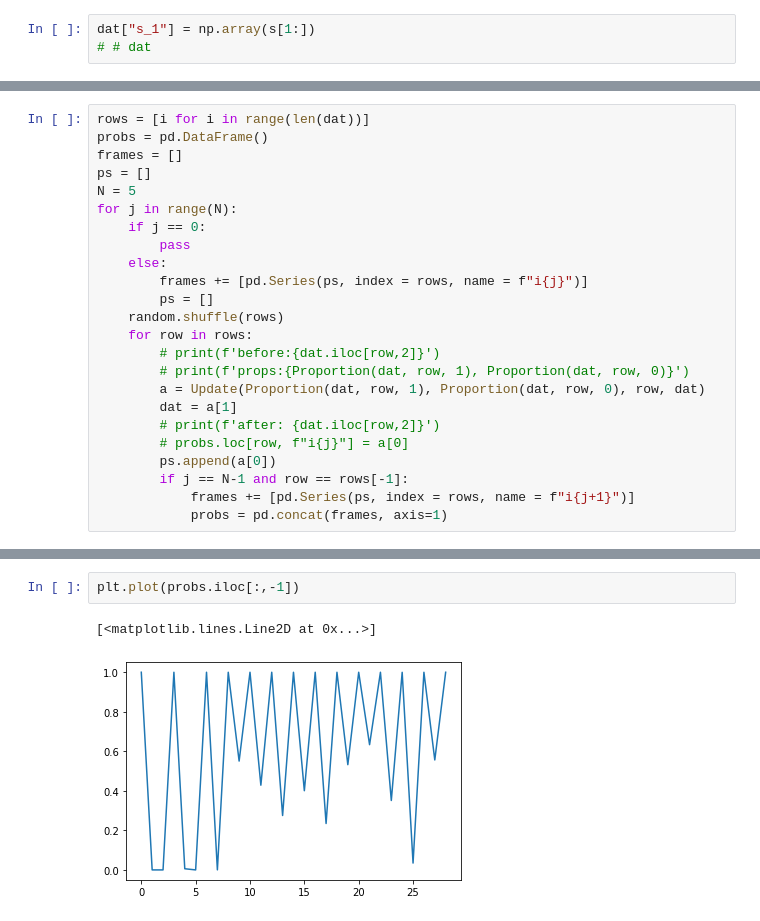
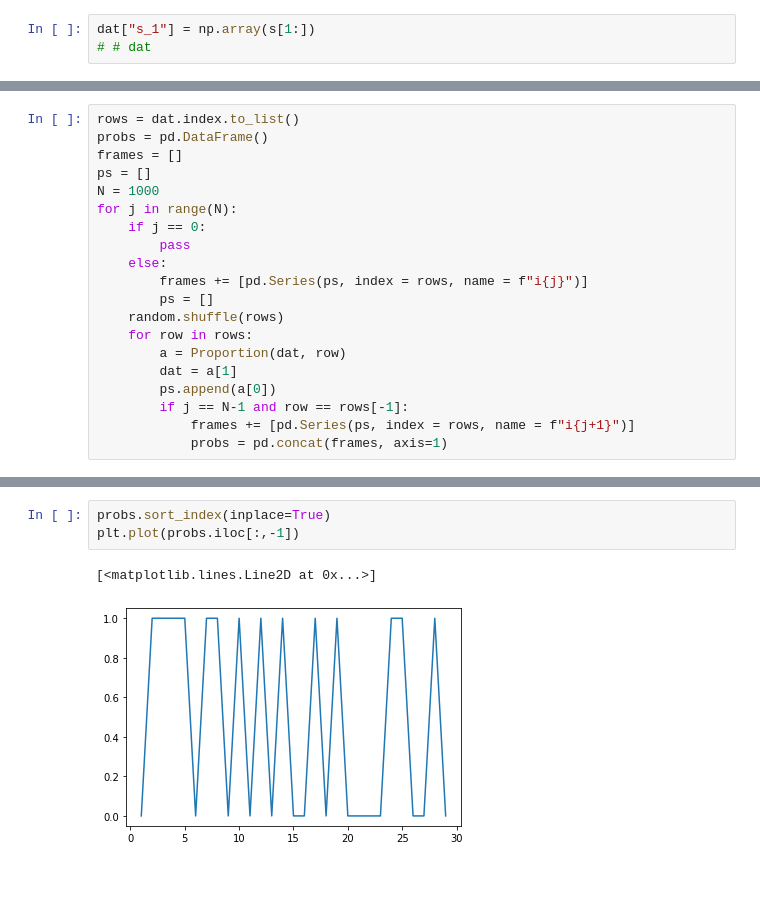
Before and after one commit to salahaddiniayyubi/BayesianTAR, a Jupyter notebook: BayesianTAR.ipynb, the cells around one changed output, grey strips where cells are left out. Saved outputs shown, nothing was run; the diff lists cells and outputs as text; blank space fills up the shorter version.

```diff
--- a/BayesianTAR.ipynb
+++ b/BayesianTAR.ipynb
@@ -78,9 +138,9 @@ def Update(Q_1, Q_2, row, data):
 # %%
-rows = [i for i in range(len(dat))]
+rows = dat.index.to_list()
 probs = pd.DataFrame()
 frames = []
 ps = []
-N = 5
+N = 1000
 for j in range(N):
     if j == 0:
         pass
@@ -89,12 +149,8 @@ for j in range(N):
         ps = []
     random.shuffle(rows)
     for row in rows:
-        # print(f'before:{dat.iloc[row,2]}')
-        # print(f'props:{Proportion(dat, row, 1), Proportion(dat, row, 0)}')
-        a = Update(Proportion(dat, row, 1), Proportion(dat, row, 0), row, dat)
+        a = Proportion(dat, row)
         dat = a[1]
-        # print(f'after: {dat.iloc[row,2]}')
-        # probs.loc[row, f"i{j}"] = a[0]
         ps.append(a[0])
         if j == N-1 and row == rows[-1]:
             frames += [pd.Series(ps, index = rows, name = f"i{j+1}")]
@@ -120,8 +158,9 @@ for j in range(N):
 # %%
+probs.sort_index(inplace=True)
 plt.plot(probs.iloc[:,-1])
 # %% [output]
 [<matplotlib.lines.Line2D at 0x...>]
-[figure, old version]
+[figure, new version]
 # %%
 probs["states"] = np.array(s[1:])
 probs
```
Also changed, not shown: parts of 4 cells of this notebook.
